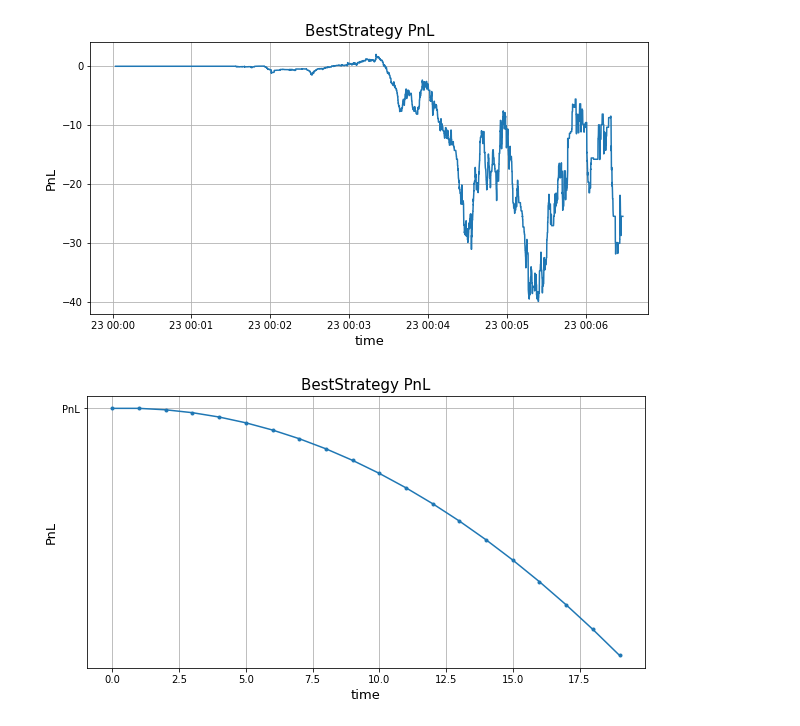
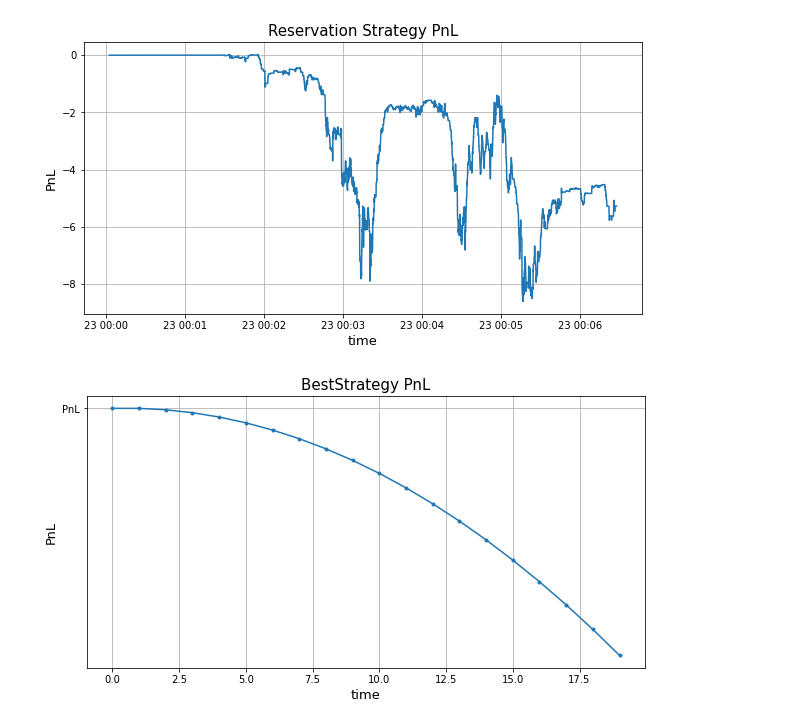
Before and after one commit to ArturArifullin/HFT_Simulator, a Jupyter notebook: simulator/Simulator.ipynb, the cells around one changed output. Saved outputs shown, nothing was run; the diff lists cells and outputs as text; code cells hidden in the pictures.

Commit message:
new_strategy

```diff
--- a/simulator/Simulator.ipynb
+++ b/simulator/Simulator.ipynb
@@ -60,13 +59,13 @@ dt = pd.to_datetime(df.receive_ts)
 # %%
 plt.figure(figsize=(10, 5))
 plt.plot(dt, df.total, '-')
 plt.xlabel("time", fontsize=13)
 plt.ylabel("PnL", fontsize=13)
-plt.title("BestStrategy PnL", fontsize=15)
+plt.title("Reservation Strategy PnL", fontsize=15)
 plt.grid()
 plt.show()
 # %% [output]
-[figure, old version]
+[figure, new version]
 # %%
 from simulator import Sim
 from strategy import BestPosStrategy
```
Also changed, not shown: parts of 6 cells of this notebook, 3 other files.
